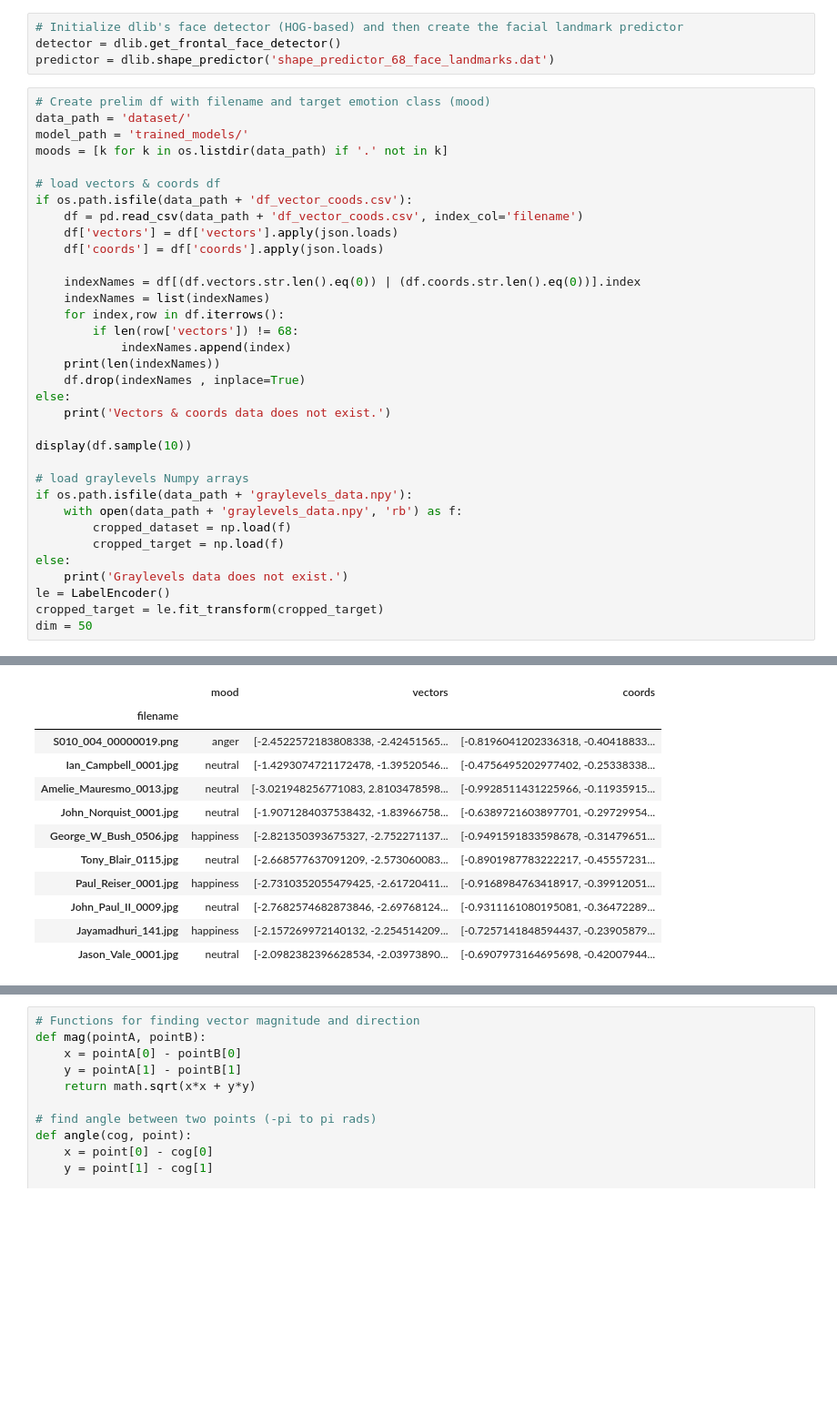
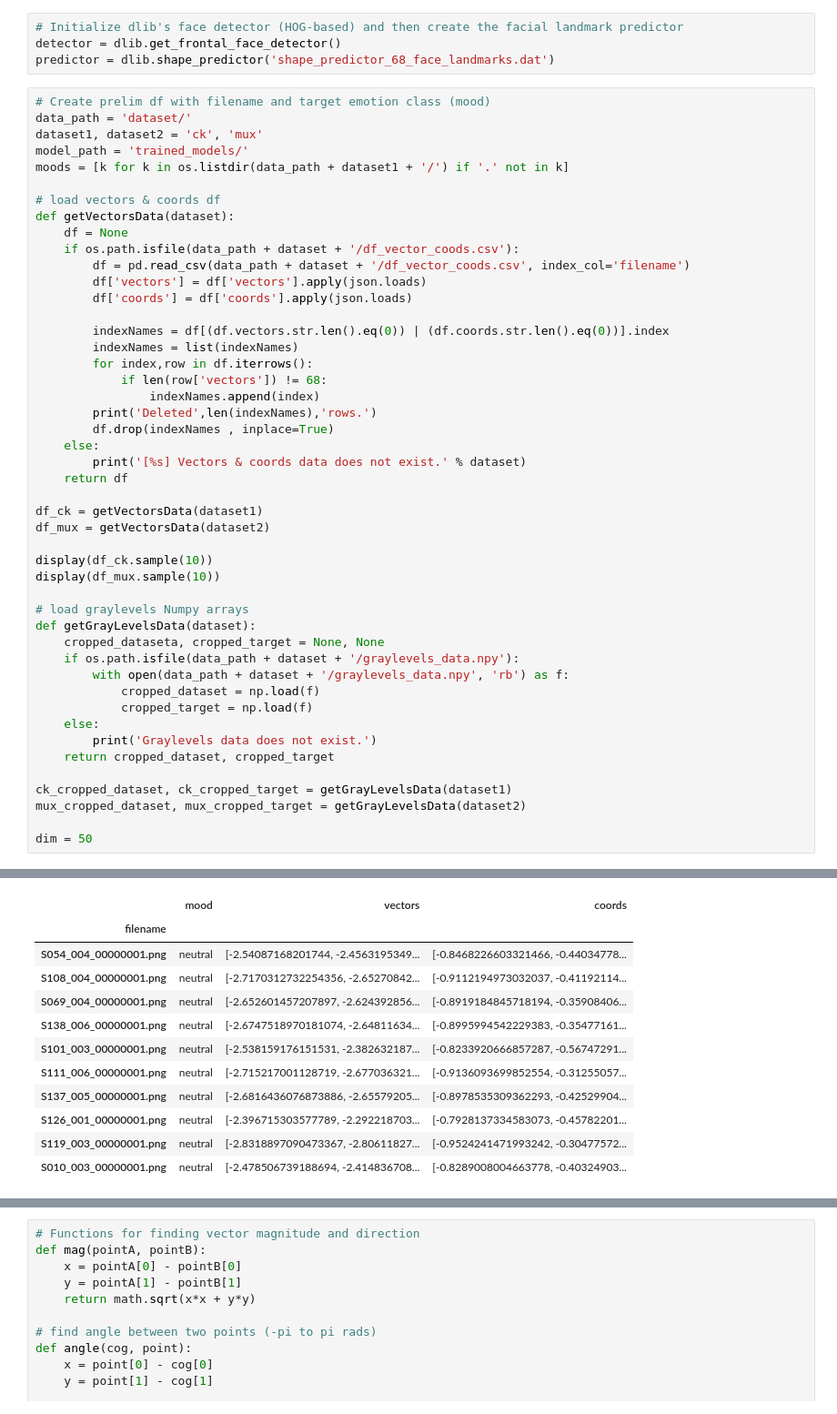
Before and after one commit to rachung2510/FYP70_SocialRobot, a Jupyter notebook: EmotionRecognition/model.ipynb, the cells around one changed output, grey strips where cells are left out. Shown at 91% size. Saved outputs shown, nothing was run; the diff lists cells and outputs as text; blank space fills up the shorter version.

```diff
--- a/EmotionRecognition/model.ipynb
+++ b/EmotionRecognition/model.ipynb
@@ -27,35 +26,48 @@ predictor = dlib.shape_predictor('shape_predictor_68_face_landmarks.dat')
 # %%
 # Create prelim df with filename and target emotion class (mood)
 data_path = 'dataset/'
+dataset1, dataset2 = 'ck', 'mux'
 model_path = 'trained_models/'
-moods = [k for k in os.listdir(data_path) if '.' not in k]
+moods = [k for k in os.listdir(data_path + dataset1 + '/') if '.' not in k]
 
 # load vectors & coords df
-if os.path.isfile(data_path + 'df_vector_coods.csv'):
-    df = pd.read_csv(data_path + 'df_vector_coods.csv', index_col='filename')
-    df['vectors'] = df['vectors'].apply(json.loads)
-    df['coords'] = df['coords'].apply(json.loads)
+def getVectorsData(dataset):
+    df = None
+    if os.path.isfile(data_path + dataset + '/df_vector_coods.csv'):
+        df = pd.read_csv(data_path + dataset + '/df_vector_coods.csv', index_col='filename')
+        df['vectors'] = df['vectors'].apply(json.loads)
+        df['coords'] = df['coords'].apply(json.loads)
 
-    indexNames = df[(df.vectors.str.len().eq(0)) | (df.coords.str.len().eq(0))].index
-    indexNames = list(indexNames)
-    for index,row in df.iterrows():
-        if len(row['vectors']) != 68:
-            indexNames.append(index)
-    print(len(indexNames))
-    df.drop(indexNames , inplace=True)
-else:
-    print('Vectors & coords data does not exist.')
+        indexNames = df[(df.vectors.str.len().eq(0)) | (df.coords.str.len().eq(0))].index
+        indexNames = list(indexNames)
+        for index,row in df.iterrows():
+            if len(row['vectors']) != 68:
+                indexNames.append(index)
+        print('Deleted',len(indexNames),'rows.')
+        df.drop(indexNames , inplace=True)
+    else:
+        print('[%s] Vectors & coords data does not exist.' % dataset)
+    return df
 
-display(df.sample(10))
+df_ck = getVectorsData(dataset1)
+df_mux = getVectorsData(dataset2)
+
+display(df_ck.sample(10))
+display(df_mux.sample(10))
 
 # load graylevels Numpy arrays
-if os.path.isfile(data_path + 'graylevels_data.npy'):
-    with open(data_path + 'graylevels_data.npy', 'rb') as f:
-        cropped_dataset = np.load(f)
-        cropped_target = np.load(f)
-else:
-    print('Graylevels data does not exist.')
-le = LabelEncoder()
-cropped_target = le.fit_transform(cropped_target)
+def getGrayLevelsData(dataset):
+    cropped_dataseta, cropped_target = None, None
+    if os.path.isfile(data_path + dataset + '/graylevels_data.npy'):
+        with open(data_path + dataset + '/graylevels_data.npy', 'rb') as f:
+            cropped_dataset = np.load(f)
+            cropped_target = np.load(f)
+    else:
+        print('Graylevels data does not exist.')
+    return cropped_dataset, cropped_target
+
+ck_cropped_dataset, ck_cropped_target = getGrayLevelsData(dataset1)
+mux_cropped_dataset, mux_cropped_target = getGrayLevelsData(dataset2)
+
 dim = 50
 # %% [output]
@@ -63,12 +76,12 @@ dim = 50
 |  | mood | vectors | coords |
 | filename |  |  |  |
-| S010_004_00000019.png | anger | [-2.4522572183808338, -2.42451565... | [-0.8196041202336318, -0.40418833... |
-| Ian_Campbell_0001.jpg | neutral | [-1.4293074721172478, -1.39520546... | [-0.4756495202977402, -0.25338338... |
-| Amelie_Mauresmo_0013.jpg | neutral | [-3.021948256771083, 2.8103478598... | [-0.9928511431225966, -0.11935915... |
-| John_Norquist_0001.jpg | neutral | [-1.9071284037538432, -1.83966758... | [-0.6389721603897701, -0.29729954... |
-| George_W_Bush_0506.jpg | happiness | [-2.821350393675327, -2.752271137... | [-0.9491591833598678, -0.31479651... |
-| Tony_Blair_0115.jpg | neutral | [-2.668577637091209, -2.573060083... | [-0.8901987783222217, -0.45557231... |
-| Paul_Reiser_0001.jpg | happiness | [-2.7310352055479425, -2.61720411... | [-0.9168984763418917, -0.39912051... |
-| John_Paul_II_0009.jpg | neutral | [-2.7682574682873846, -2.69768124... | [-0.9311161080195081, -0.36472289... |
-| Jayamadhuri_141.jpg | happiness | [-2.157269972140132, -2.254514209... | [-0.7257141848594437, -0.23905879... |
-| Jason_Vale_0001.jpg | neutral | [-2.0982382396628534, -2.03973890... | [-0.6907973164695698, -0.42007944... |
+| S054_004_00000001.png | neutral | [-2.54087168201744, -2.4563195349... | [-0.8468226603321466, -0.44034778... |
+| S108_004_00000001.png | neutral | [-2.7170312732254356, -2.65270842... | [-0.9112194973032037, -0.41192114... |
+| S069_004_00000001.png | neutral | [-2.652601457207897, -2.624392856... | [-0.8919184845718194, -0.35908406... |
+| S138_006_00000001.png | neutral | [-2.6747518970181074, -2.64811634... | [-0.8995994542229383, -0.35477161... |
+| S101_003_00000001.png | neutral | [-2.538159176151531, -2.382632187... | [-0.8233920666857287, -0.56747291... |
+| S111_006_00000001.png | neutral | [-2.715217001128719, -2.677036321... | [-0.9136093699852554, -0.31255057... |
+| S137_005_00000001.png | neutral | [-2.6816436076873886, -2.65579205... | [-0.8978535309362293, -0.42529904... |
+| S126_001_00000001.png | neutral | [-2.396715303577789, -2.292218703... | [-0.7928137334583073, -0.45782201... |
+| S119_003_00000001.png | neutral | [-2.8318897090473367, -2.80611827... | [-0.9524241471993242, -0.30477572... |
+| S010_003_00000001.png | neutral | [-2.478506739188694, -2.414836708... | [-0.8289008004663778, -0.40324903... |
```
Also changed, not shown: parts of 13 cells of this notebook, 13 other files.
